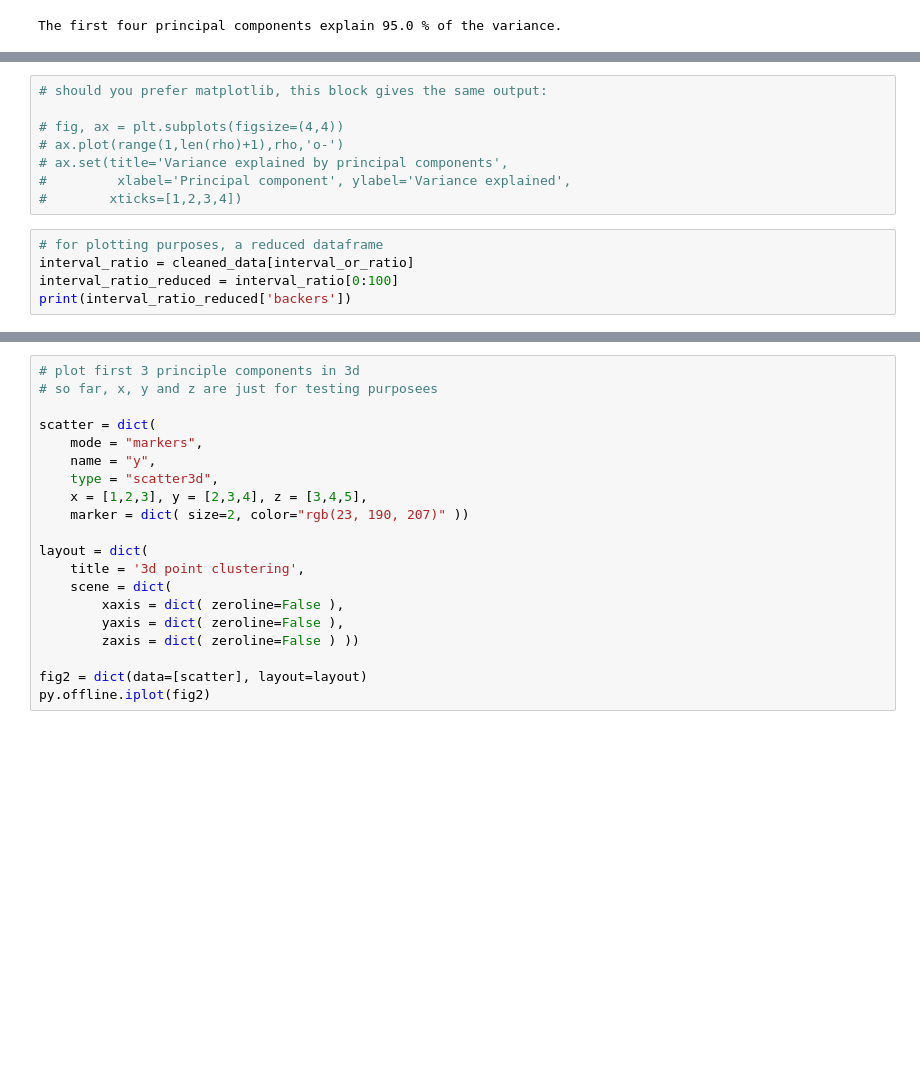
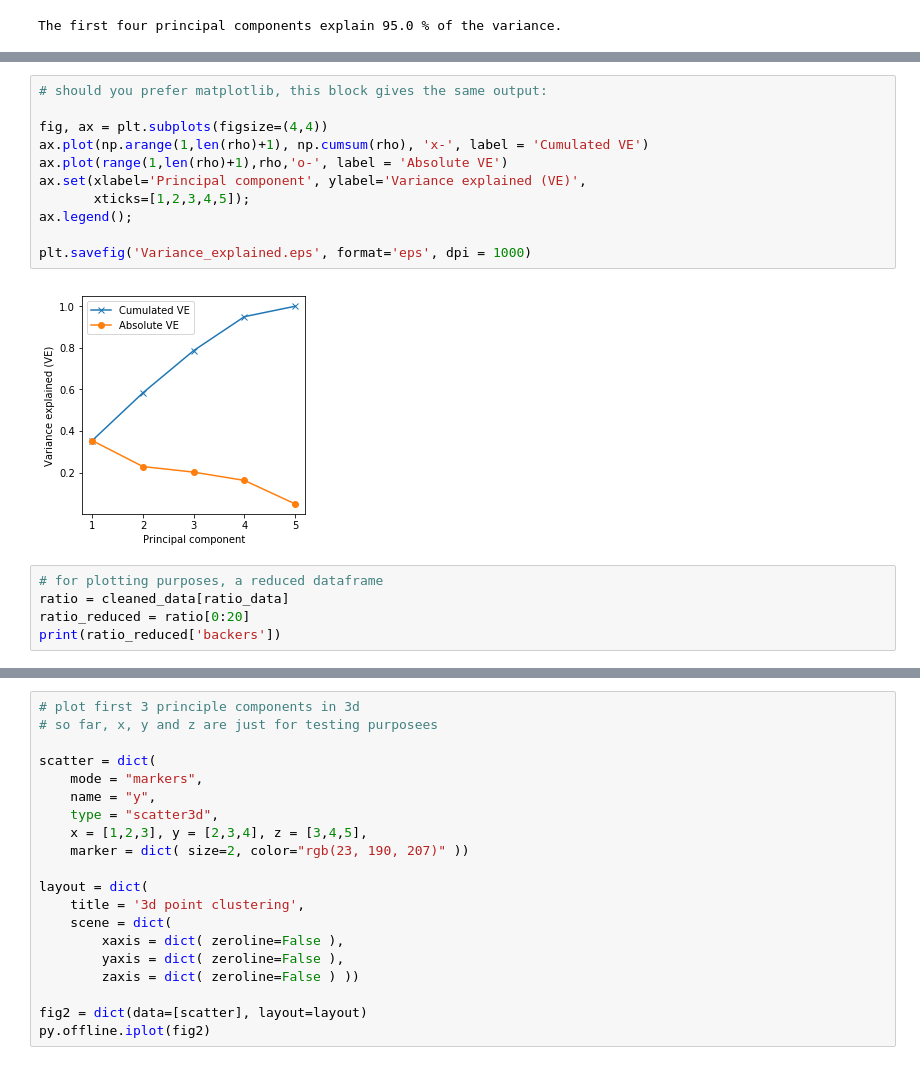
Before and after one commit to dtubfg/Machine-Learning-project-1, a Jupyter notebook: PCA_Kickstarter.ipynb, the cells around one changed output, grey strips where cells are left out. Cells and saved outputs as stored; diff of their text form; blank space fills up the shorter version.

```diff
--- a/PCA_Kickstarter.ipynb
+++ b/PCA_Kickstarter.ipynb
@@ -707,13 +726,18 @@ py.offline.iplot(fig)
 # %%
 # should you prefer matplotlib, this block gives the same output:
 
-# fig, ax = plt.subplots(figsize=(4,4))
-# ax.plot(range(1,len(rho)+1),rho,'o-')
-# ax.set(title='Variance explained by principal components',
-#         xlabel='Principal component', ylabel='Variance explained',
-#        xticks=[1,2,3,4])
+fig, ax = plt.subplots(figsize=(4,4))
+ax.plot(np.arange(1,len(rho)+1), np.cumsum(rho), 'x-', label = 'Cumulated VE')
+ax.plot(range(1,len(rho)+1),rho,'o-', label = 'Absolute VE')
+ax.set(xlabel='Principal component', ylabel='Variance explained (VE)',
+       xticks=[1,2,3,4,5]);
+ax.legend();
+
+plt.savefig('Variance_explained.eps', format='eps', dpi = 1000)
+# %% [output]
+[figure, added]
 # %%
 # for plotting purposes, a reduced dataframe
-interval_ratio = cleaned_data[interval_or_ratio]
-interval_ratio_reduced = interval_ratio[0:100]
-print(interval_ratio_reduced['backers'])
+ratio = cleaned_data[ratio_data]
+ratio_reduced = ratio[0:20]
+print(ratio_reduced['backers'])
```
Also changed, not shown: parts of 18 cells of this notebook, 1 other file.
